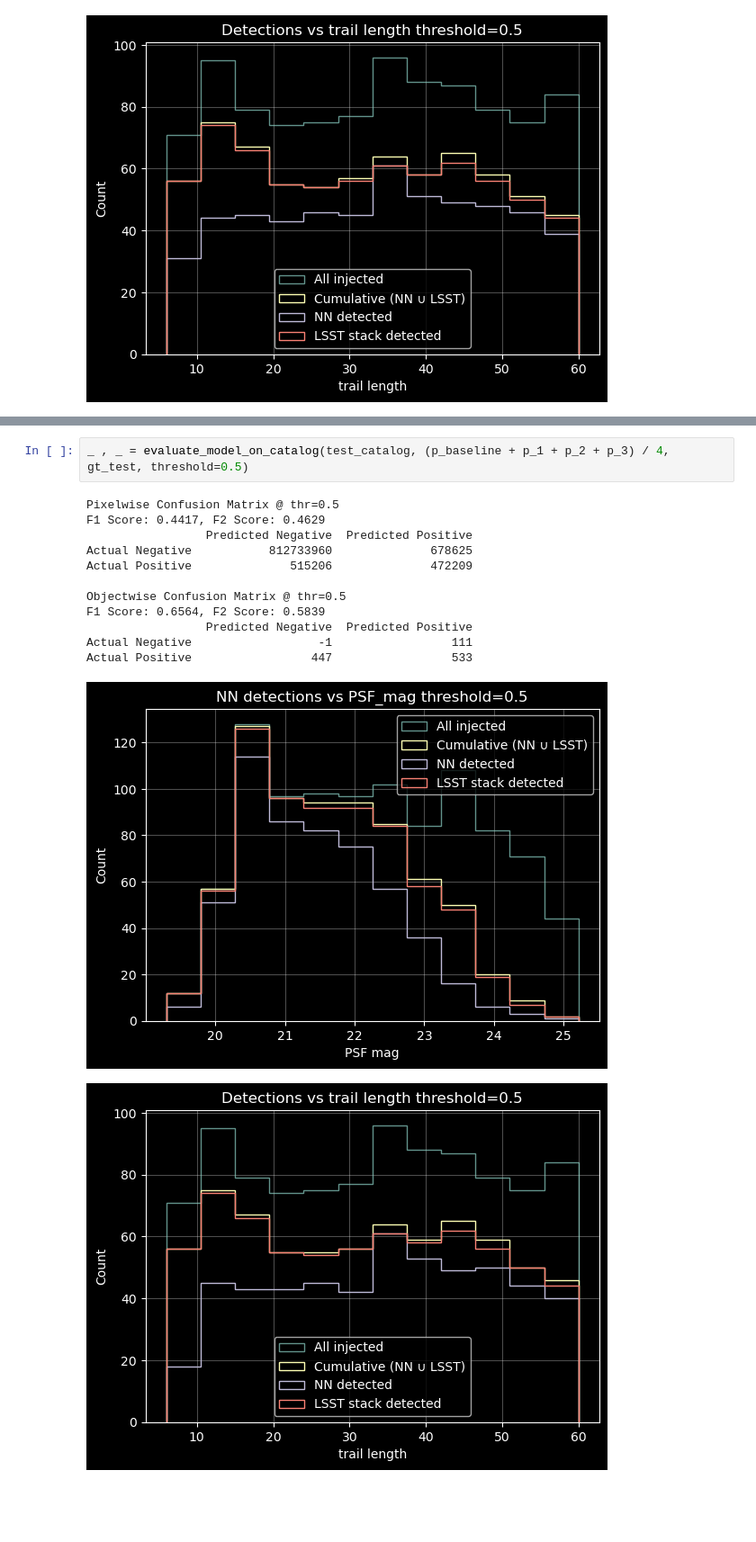
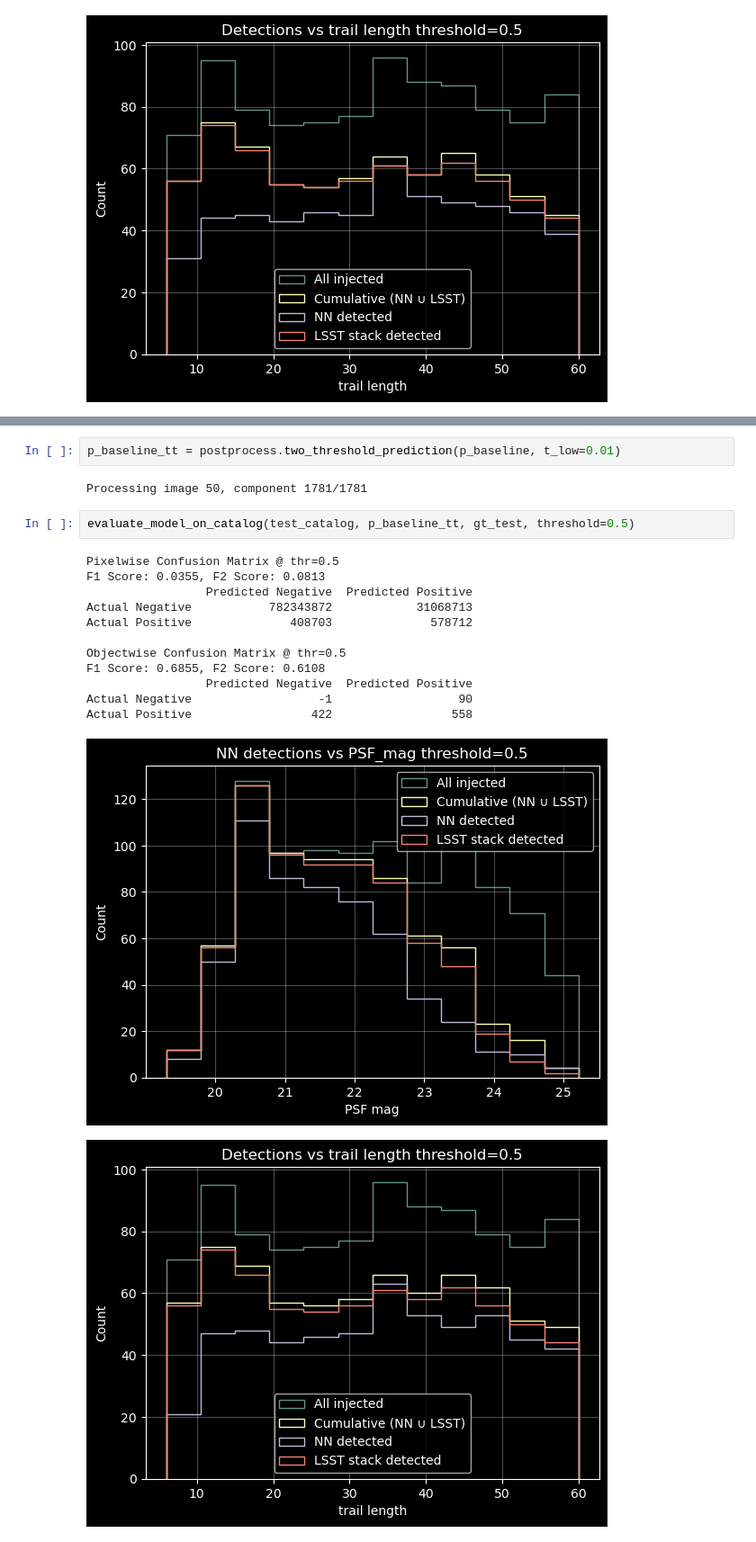
Before and after one commit to dirac-institute/Asteroid_detection_CNN, a Jupyter notebook: experiments/Evaluation.ipynb, the cells around one changed output, grey strips where cells are left out. Shown at 90% size. Cells and saved outputs as stored; diff of their text form; blank space fills up the shorter version.

```diff
--- a/experiments/Evaluation.ipynb
+++ b/experiments/Evaluation.ipynb
@@ -294,16 +296,20 @@ Actual Positive                 432                 548
+# %%
+p_baseline_tt = postprocess.two_threshold_prediction(p_baseline, t_low=0.01)
+# %% [output]
+Processing image 50, component 1781/1781
 # %%
-_ , _ = evaluate_model_on_catalog(test_catalog, (p_baseline + p_1 + p_2 + p_3) / 4, gt_test, threshold=0.5)
+evaluate_model_on_catalog(test_catalog, p_baseline_tt, gt_test, threshold=0.5)
 # %% [output]
 Pixelwise Confusion Matrix @ thr=0.5
-F1 Score: 0.4417, F2 Score: 0.4629
+F1 Score: 0.0355, F2 Score: 0.0813
                  Predicted Negative  Predicted Positive
-Actual Negative           812733960              678625
-Actual Positive              515206              472209
+Actual Negative           782343872            31068713
+Actual Positive              408703              578712
 
 Objectwise Confusion Matrix @ thr=0.5
-F1 Score: 0.6564, F2 Score: 0.5839
+F1 Score: 0.6855, F2 Score: 0.6108
                  Predicted Negative  Predicted Positive
-Actual Negative                  -1                 111
-Actual Positive                 447                 533
+Actual Negative                  -1                  90
+Actual Positive                 422                 558
-[figure, old version]
+[figure, new version]
-[figure, old version]
+[figure, new version]
```
Also changed, not shown: parts of 4 cells of this notebook, 1 other file.
